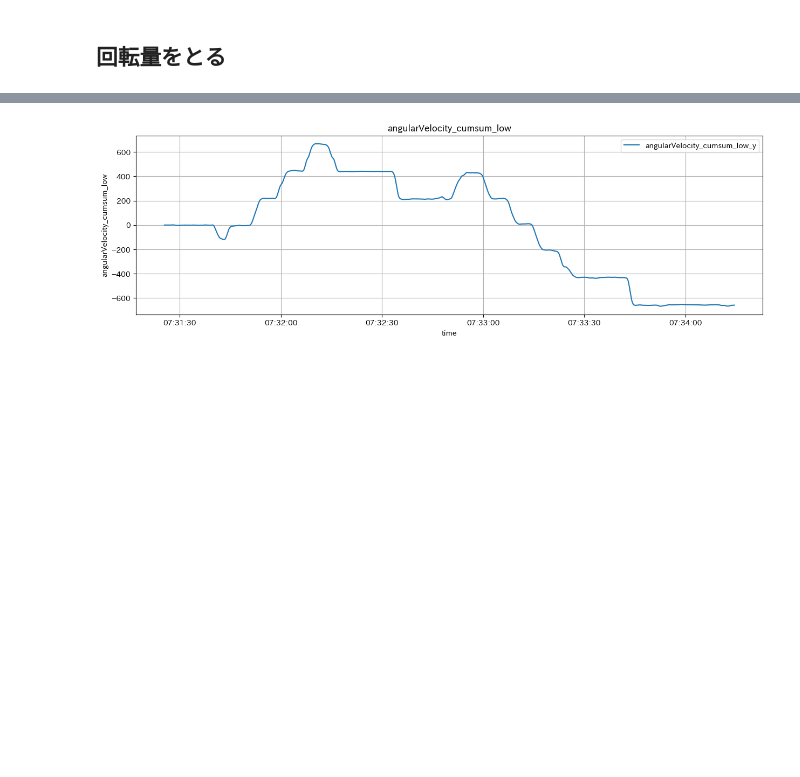
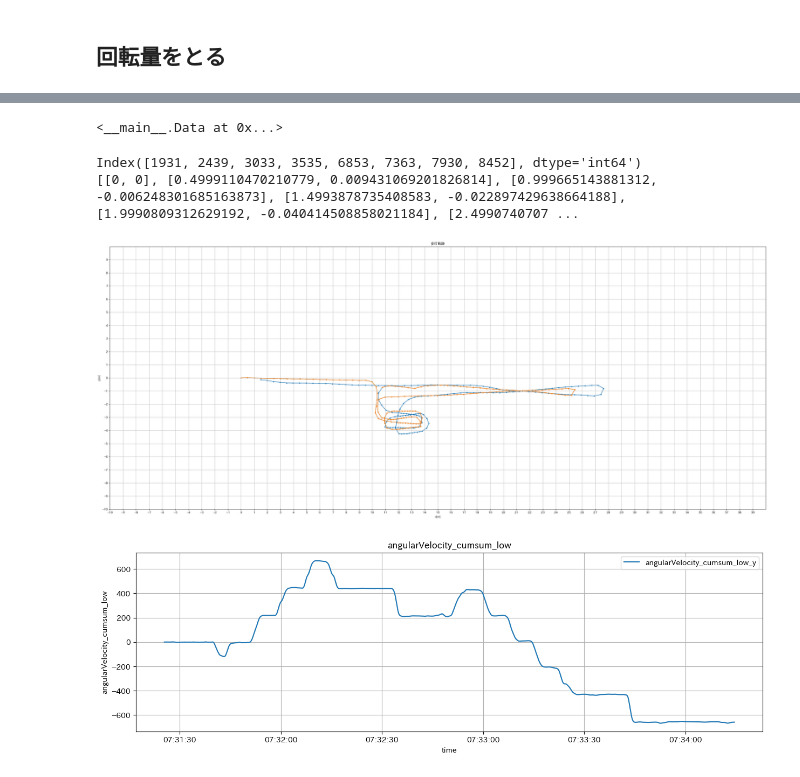
Before and after one commit to karasuneo/kajilab, a Jupyter notebook: metaquest/walk&stairs/movement_nishi_stairs.ipynb, the cells around one changed output, grey strips where cells are left out. Saved outputs shown, nothing was run; the diff lists cells and outputs as text; code cells hidden in the pictures; blank space fills up the shorter version.

```diff
--- a/metaquest/walk&stairs/movement_nishi_stairs.ipynb
+++ b/metaquest/walk&stairs/movement_nishi_stairs.ipynb
@@ -1330,3 +1365,75 @@ start_diff: 67, end_diff: 16
+# %%
+free_walk.weighting_factor = 0.98
+free_walk.cumsum("angularVelocity")
+free_walk.complementary("angularVelocity_cumsum_y")
+# %% [output]
+<__main__.Data at 0x...>
+# %%
+# 軌跡を描く
+# 補正値
+# shift_num = 100
+shift_num = 68
+print(stair_to_walk)
+step_lange = 0.5
+step_lange_land = 0.4
+step_lange_stair = 0.2
+x,y = 0,0
+i = 0
+point = [[0, 0]]
+for p in peak_step_df.index:
+    if p == 9:
+        continue
+    if p == 106:
+        continue
+    # p が踊り場のときはstep_lange_lenにする
+    # walk_to_stair[i] から stair_to_walk[i] までのときは step_lange_len にする
+    if free_walk.df['landing_status'][p] != 'none':
+        x = step_lange_land * np.cos(free_walk.df['angularVelocity_cumsum_complementary_y'][p]/shift_num) + point[-1][0]
+        y = step_lange_land * np.sin(free_walk.df['angularVelocity_cumsum_complementary_y'][p]/shift_num) + point[-1][1]
+    elif free_walk.df['status'][p] != 'walk':
+        x = step_lange_stair * np.cos(free_walk.df['angularVelocity_cumsum_complementary_y'][p]/shift_num) + point[-1][0]
+        y = step_lange_stair * np.sin(free_walk.df['angularVelocity_cumsum_complementary_y'][p]/shift_num) + point[-1][1]
+    else:
+        x = step_lange * np.cos(free_walk.df['angularVelocity_cumsum_complementary_y'][p]/shift_num) + point[-1][0]
+        y = step_lange * np.sin(free_walk.df['angularVelocity_cumsum_complementary_y'][p]/shift_num) + point[-1][1]
+
+    point.append([x, y])
+
+print(point)
+# pointを前半分だけ取得する
+# pointを前半分だけ取得する
+point_half = pd.DataFrame(data=point[:len(point)//2], columns=['x', 'y'])
+# point_after = pd.DataFrame(data=point[len(point)//3:], columns=['x', 'y'])
+
+point = pd.DataFrame(data=point, columns=['x', 'y'])
+
+point['x'] = point['x'] - point['x'][0]
+point['y'] = point['y'] - point['y'][0]
+
+size = ((-10, 40), (-10, 10))
+fig = plt.figure(figsize=(40, 40))
+
+plt.plot(point['x'], point['y'], '.-', label='推定', zorder=1)
+plt.plot(point_half['x'], point_half['y'], '.-', label='推定', zorder=1)
+# plt.plot(point_after['x'], point_after['y'], 'r.-', label='推定', zorder=1)
+
+# 軸を揃える
+plt.gca().set_aspect('equal', adjustable='box')
+
+plt.title('歩行軌跡')
+plt.xlabel('x[m]')
+plt.ylabel('y[m]')
+plt.xticks(np.arange(size[0][0], size[0][1], 1))
+plt.yticks(np.arange(size[1][0], size[1][1], 1))
+plt.xlim(size[0][0], size[0][1])
+plt.ylim(size[1][0], size[1][1])
+
+plt.grid()
+plt.show()
+# %% [output]
+Index([1931, 2439, 3033, 3535, 6853, 7363, 7930, 8452], dtype='int64')
+[[0, 0], [0.4999110470210779, 0.009431069201826814], [0.999665143881312, -0.006248301685163873], [1.4993878735408583, -0.022897429638664188], [1.9990809312629192, -0.040414508858021184], [2.4990740707 ...
+[figure, added]
 # %%
 free_walk.cumsum("angularVelocity")
 free_walk.low_filter("angularVelocity_cumsum", filter_num)
```
Also changed, not shown: parts of 2 cells of this notebook, 1 other file.
